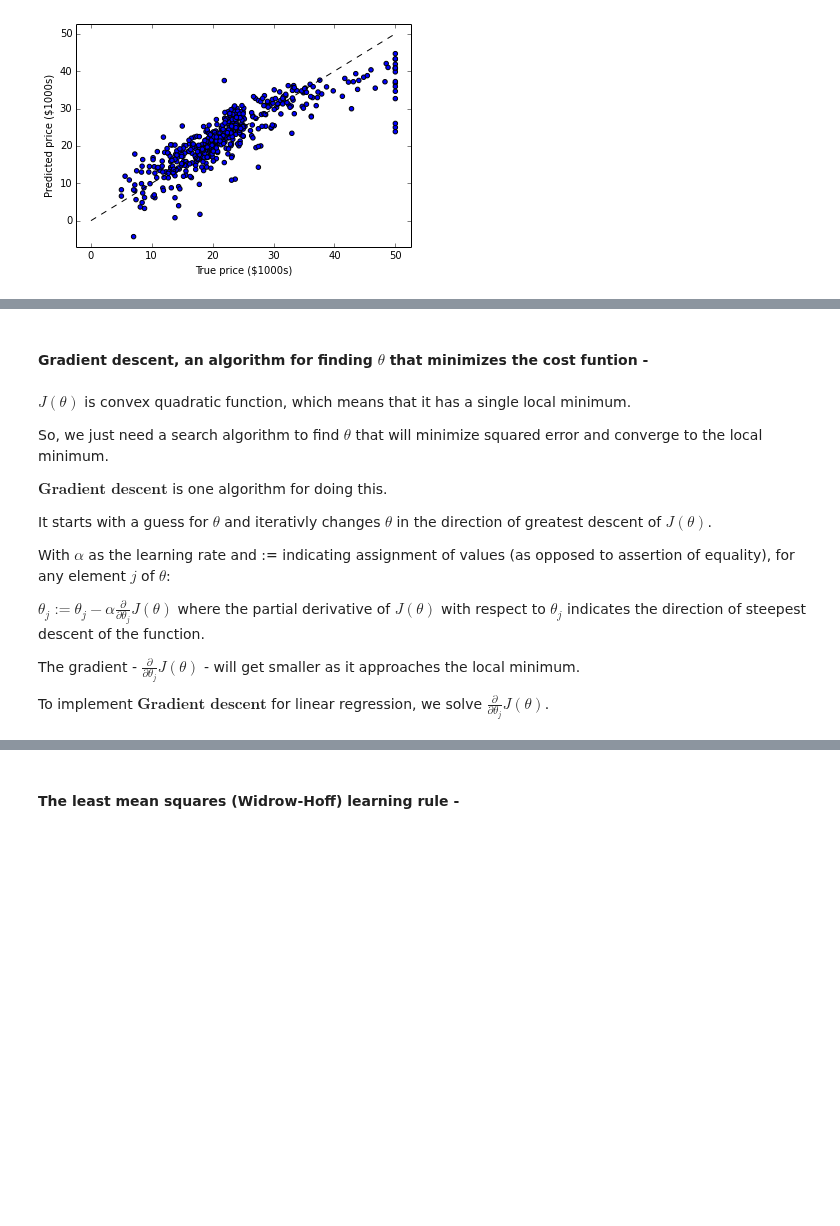
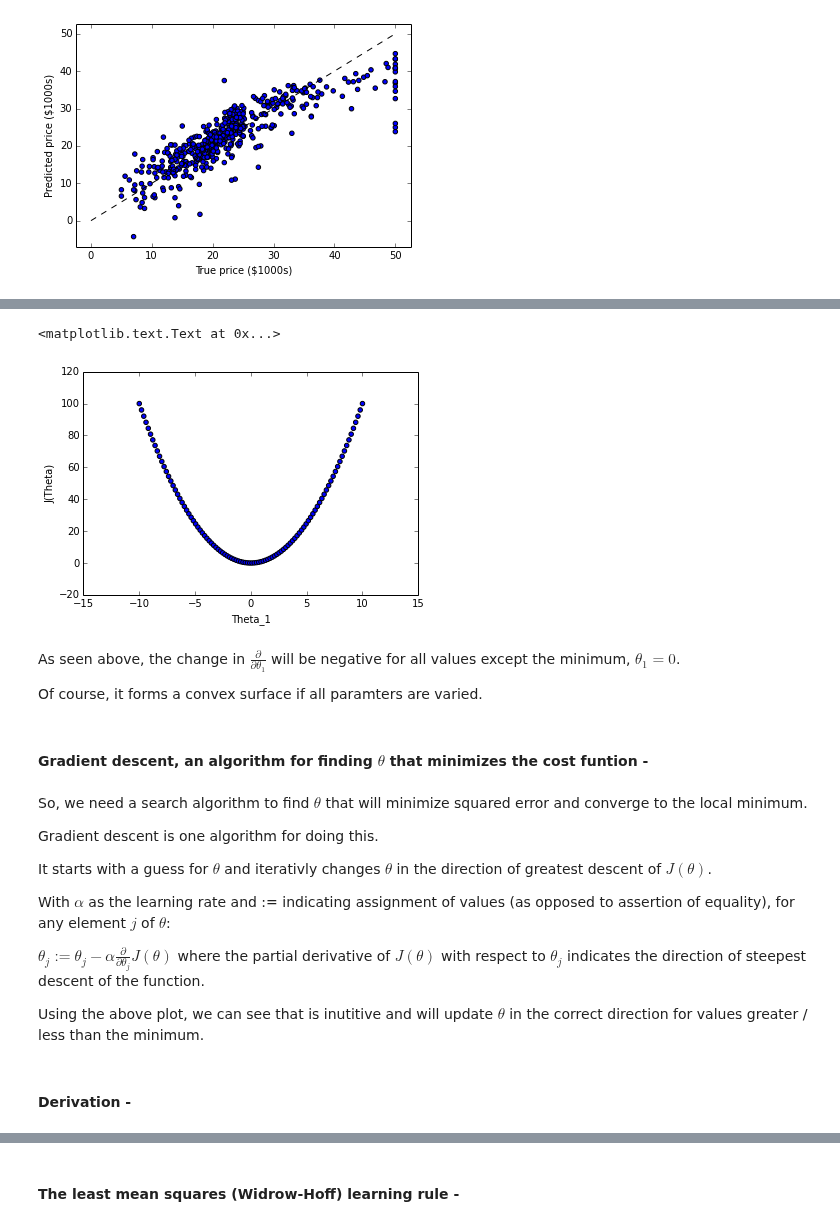
Before and after one commit to lmart999/CS229, a Jupyter notebook: CS229.ipynb, the cells around one changed output, grey strips where cells are left out. Drawn from its saved outputs; the diff is of its cells as text; code cells hidden in the pictures; blank space fills up the shorter version.

Commit message:
Review linear regression.

```diff
--- a/CS229.ipynb
+++ b/CS229.ipynb
@@ -104,11 +143,38 @@ This is the least squares cost funtion that gives rise to the $\textbf{ordinary
+# %%
+# Theta params
+t_o=4
+t_2=3
+
+# Features
+x_1=1
+x_2=2
+y_o=10
+
+def computeT(t_1):
+    # Linear model
+    h_theta=t_2*x_2+t_1*x_1+t_o
+    # Cost funtion
+    j_theta=(h_theta-y_o)**2
+    return j_theta
+
+# Sweep param
+t_1=np.linspace(-10,10,100)
+plt.scatter(t_1,computeT(t_1))
+plt.ylabel('J(Theta)')
+plt.xlabel('Theta_1')
+# %% [output]
+<matplotlib.text.Text at 0x...>
+[figure, added]
+# %% [markdown]
+As seen above, the change in $\frac{\partial}{\partial \theta_1}$ will be negative for all values except the minimum, $\theta_1=0$.
+
+Of course, it forms a convex surface if all paramters are varied.
 # %% [markdown]
 #### Gradient descent, an algorithm for finding $\theta$ that minimizes the cost funtion -
 # %% [markdown]
-$J(\theta)$ is convex quadratic function, which means that it has a single local minimum.
+So, we need a search algorithm to find $\theta$ that will minimize squared error and converge to the local minimum.
 
-So, we just need a search algorithm to find $\theta$ that will minimize squared error and converge to the local minimum.
-
-$\textbf{Gradient descent}$ is one algorithm for doing this.
+Gradient descent is one algorithm for doing this.
 
 It starts with a guess for $\theta$ and iterativly changes $\theta$ in the direction of greatest descent of $J(\theta)$.
 
@@ -116,7 +182,7 @@ With $\alpha$ as the learning rate and := indicating assignment of values (as op
 
 $ \theta_j := \theta_j - \alpha \frac{\partial}{\partial \theta_j} J(\theta) $ where the partial derivative of $J(\theta)$ with respect to $\theta_j$ indicates the direction of steepest descent of the function.
 
-The gradient - $\frac{\partial}{\partial \theta_j} J(\theta)$ - will get smaller as it approaches the local minimum.
-
-To implement $\textbf{Gradient descent}$ for linear regression, we solve $\frac{\partial}{\partial \theta_j} J(\theta)$.
+Using the above plot, we can see that is inutitive and will update $\theta$ in the correct direction for values greater / less than the minimum.
+# %% [markdown]
+#### Derivation -
 # %% [markdown]
```
Also changed, not shown: parts of 31 cells of this notebook.
